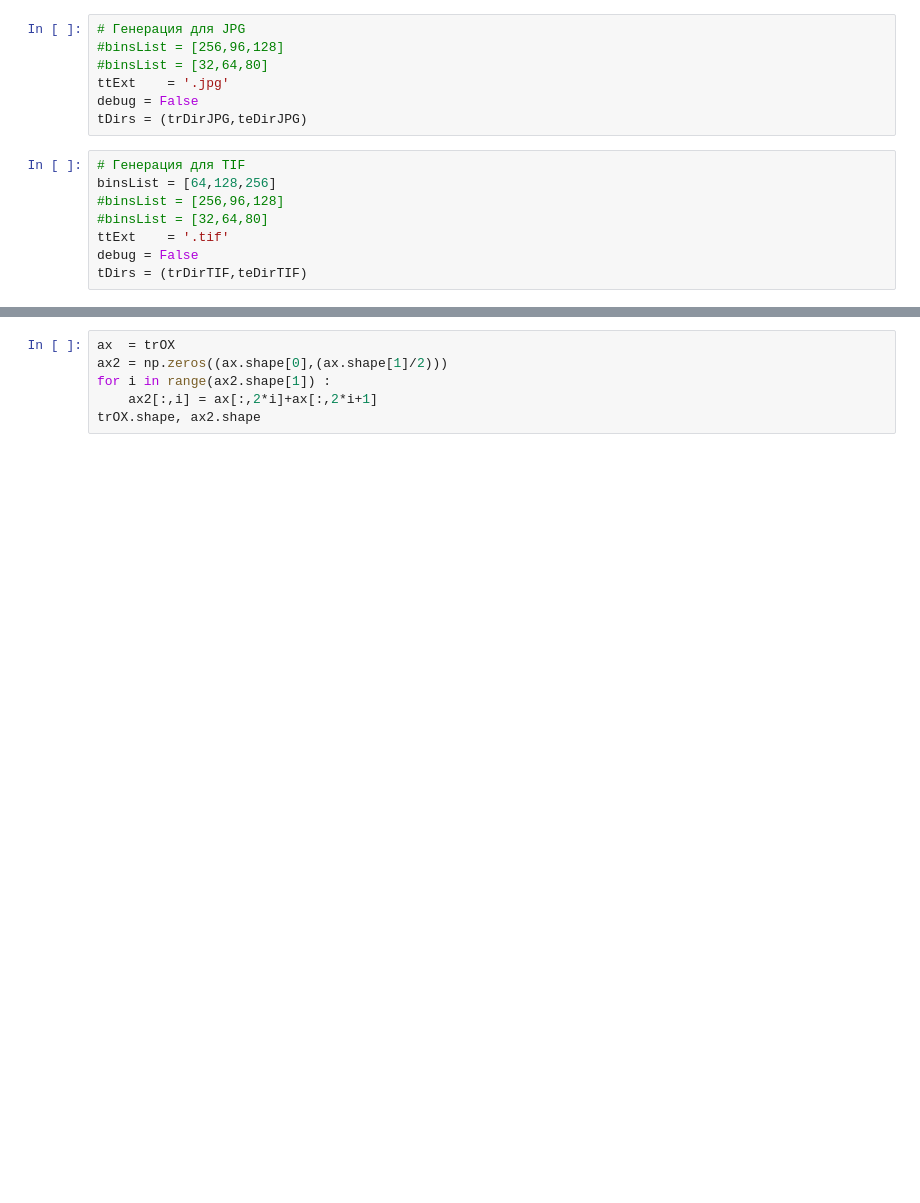
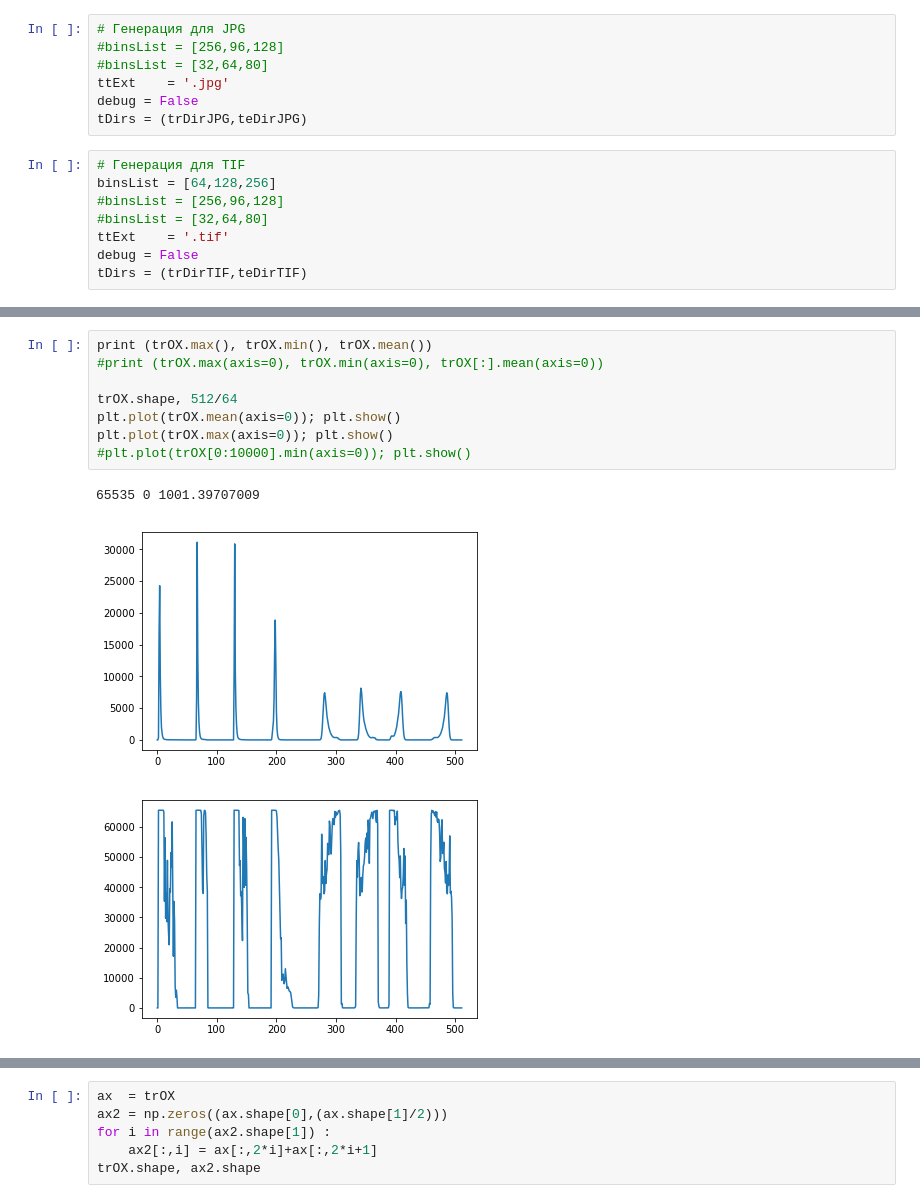
Before and after one commit to SorokinV/Kaggle-2017-04-Brazil-Amazon, a Jupyter notebook: Jupyter-XGB/a-basin-2D-V3-XGB-Generate.ipynb, the cells around one changed output, grey strips where cells are left out. Saved outputs shown, nothing was run; the diff lists cells and outputs as text; blank space fills up the shorter version.

```diff
--- a/Jupyter-XGB/a-basin-2D-V3-XGB-Generate.ipynb
+++ b/Jupyter-XGB/a-basin-2D-V3-XGB-Generate.ipynb
@@ -145,3 +237,15 @@ for bds in binsList :
+# %%
+print (trOX.max(), trOX.min(), trOX.mean())
+#print (trOX.max(axis=0), trOX.min(axis=0), trOX[:].mean(axis=0))
+
+trOX.shape, 512/64
+plt.plot(trOX.mean(axis=0)); plt.show()
+plt.plot(trOX.max(axis=0)); plt.show()
+#plt.plot(trOX[0:10000].min(axis=0)); plt.show()
+# %% [output]
+65535 0 1001.39707009
+[figure, added]
+[figure, added]
 # %%
 dirIn    = tDirs[1]
 for bds in binsList :
```
Also changed, not shown: parts of 7 cells of this notebook, 4 other files.
